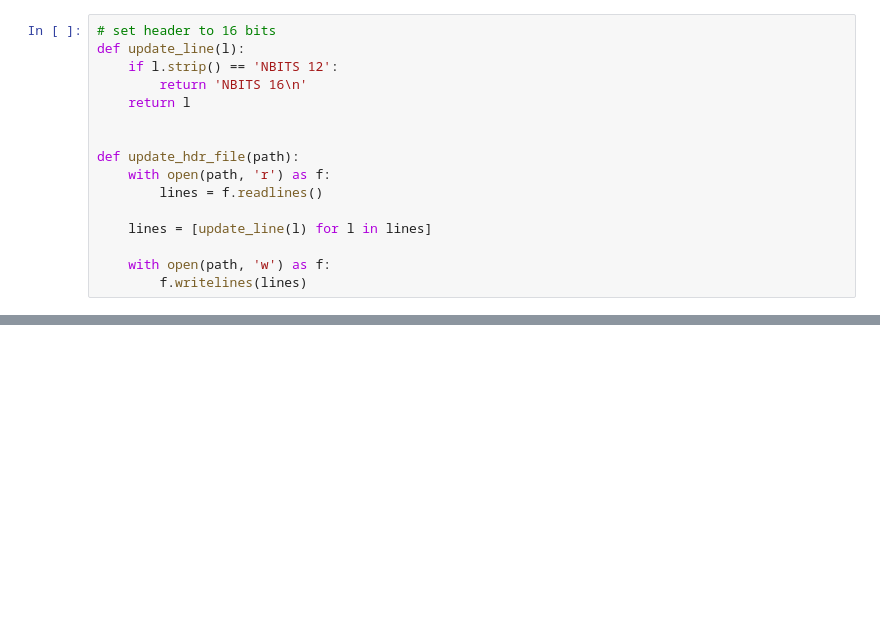
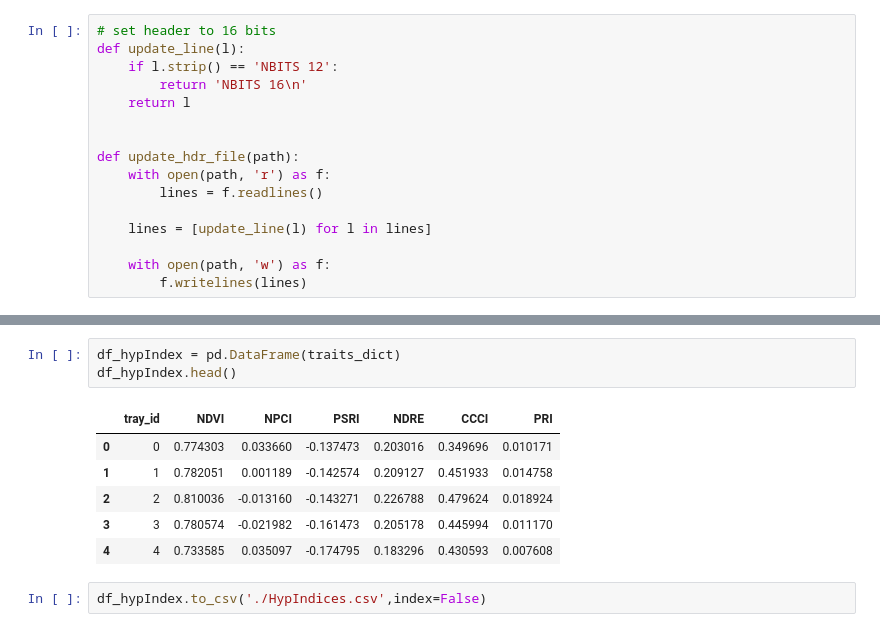
Before and after one commit to AuScalableDroneCloud/pipelines-jupyter, a Jupyter notebook: dev/pipelines-in-development/inlab_hyperspec_processing/Hyperspec_lab_pipeline.ipynb, the cells around one changed output, grey strips where cells are left out. Cells and saved outputs as stored; diff of their text form; blank space fills up the shorter version.

```diff
--- a/dev/pipelines-in-development/inlab_hyperspec_processing/Hyperspec_lab_pipeline.ipynb
+++ b/dev/pipelines-in-development/inlab_hyperspec_processing/Hyperspec_lab_pipeline.ipynb
@@ -406,0 +345,12 @@ IMPORTANT: You may need to close and restart your shell after running 'conda ini
+# %%
+df_hypIndex = pd.DataFrame(traits_dict)
+df_hypIndex.head()
+# %% [output]
+|  | tray_id | NDVI | NPCI | PSRI | NDRE | CCCI | PRI |
+| 0 | 0 | 0.774303 | 0.033660 | -0.137473 | 0.203016 | 0.349696 | 0.010171 |
+| 1 | 1 | 0.782051 | 0.001189 | -0.142574 | 0.209127 | 0.451933 | 0.014758 |
+| 2 | 2 | 0.810036 | -0.013160 | -0.143271 | 0.226788 | 0.479624 | 0.018924 |
+| 3 | 3 | 0.780574 | -0.021982 | -0.161473 | 0.205178 | 0.445994 | 0.011170 |
+| 4 | 4 | 0.733585 | 0.035097 | -0.174795 | 0.183296 | 0.430593 | 0.007608 |
+# %%
+df_hypIndex.to_csv('./HypIndices.csv',index=False)
```
Also changed, not shown: parts of 19 cells of this notebook.
